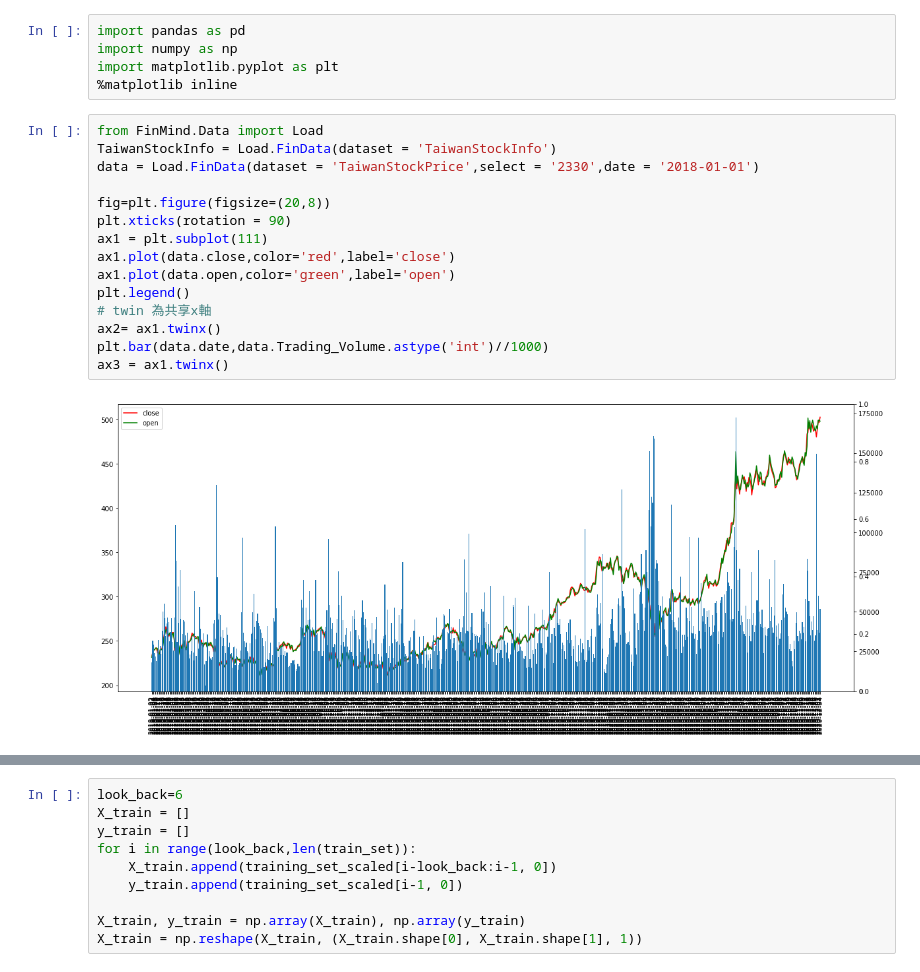
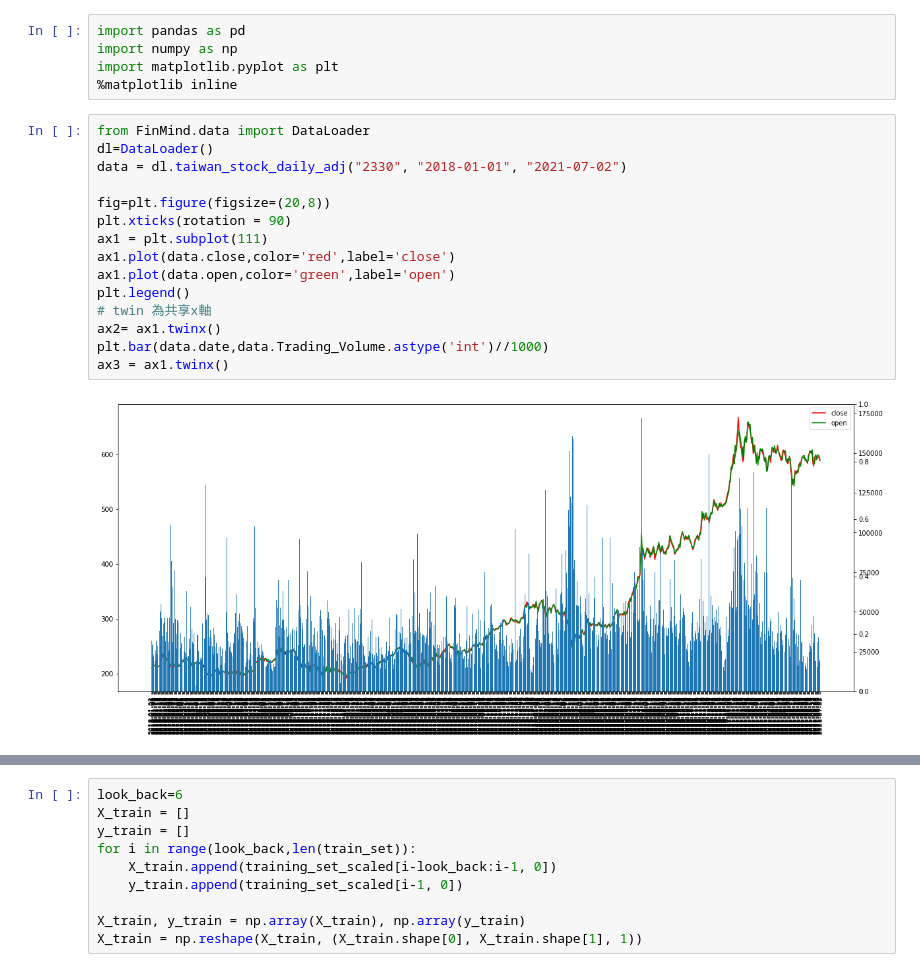
Before and after one commit to nbswords/RNN-stock-price-prediction, a Jupyter notebook: stock_RNN_many_to_many.ipynb, the cells around one changed output, grey strips where cells are left out. Saved outputs shown, nothing was run; the diff lists cells and outputs as text.

Commit message:
update .ipynb for updating of FinMind

```diff
--- a/stock_RNN_many_to_many.ipynb
+++ b/stock_RNN_many_to_many.ipynb
@@ -4,22 +4,22 @@ import numpy as np
 import matplotlib.pyplot as plt
 %matplotlib inline
 # %%
-from FinMind.Data import Load
-TaiwanStockInfo = Load.FinData(dataset = 'TaiwanStockInfo')
-data = Load.FinData(dataset = 'TaiwanStockPrice',select = '2330',date = '2018-01-01')
+from FinMind.data import DataLoader
+dl=DataLoader()
+data = dl.taiwan_stock_daily_adj("2330", "2018-01-01", "2021-07-02")
 
 fig=plt.figure(figsize=(20,8))
 plt.xticks(rotation = 90)
 ax1 = plt.subplot(111)
 ax1.plot(data.close,color='red',label='close')
 ax1.plot(data.open,color='green',label='open')
 plt.legend()
 # twin 為共享x軸
 ax2= ax1.twinx()
 plt.bar(data.date,data.Trading_Volume.astype('int')//1000)
 ax3 = ax1.twinx()
 # %% [output]
-[figure, old version]
+[figure, new version]
 # %%
 # train, test split
 train_size = int(len(data) * 0.7)
```
Also changed, not shown: parts of 3 cells of this notebook, 4 other files.
